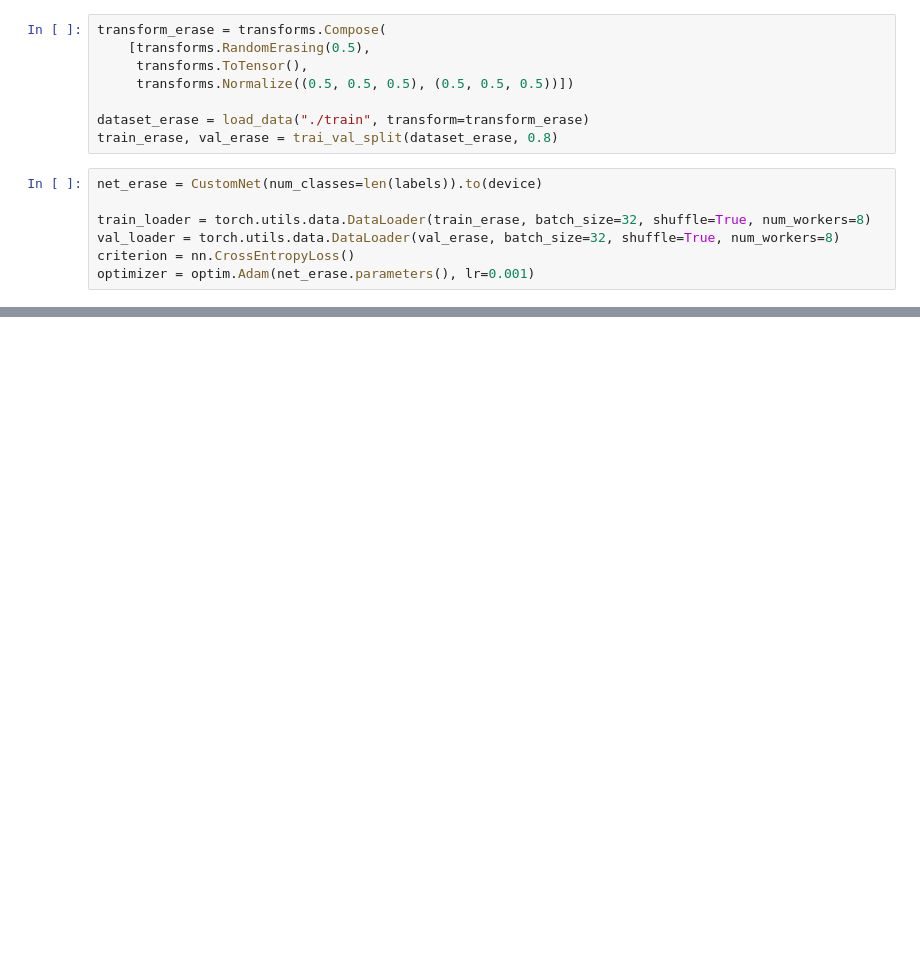
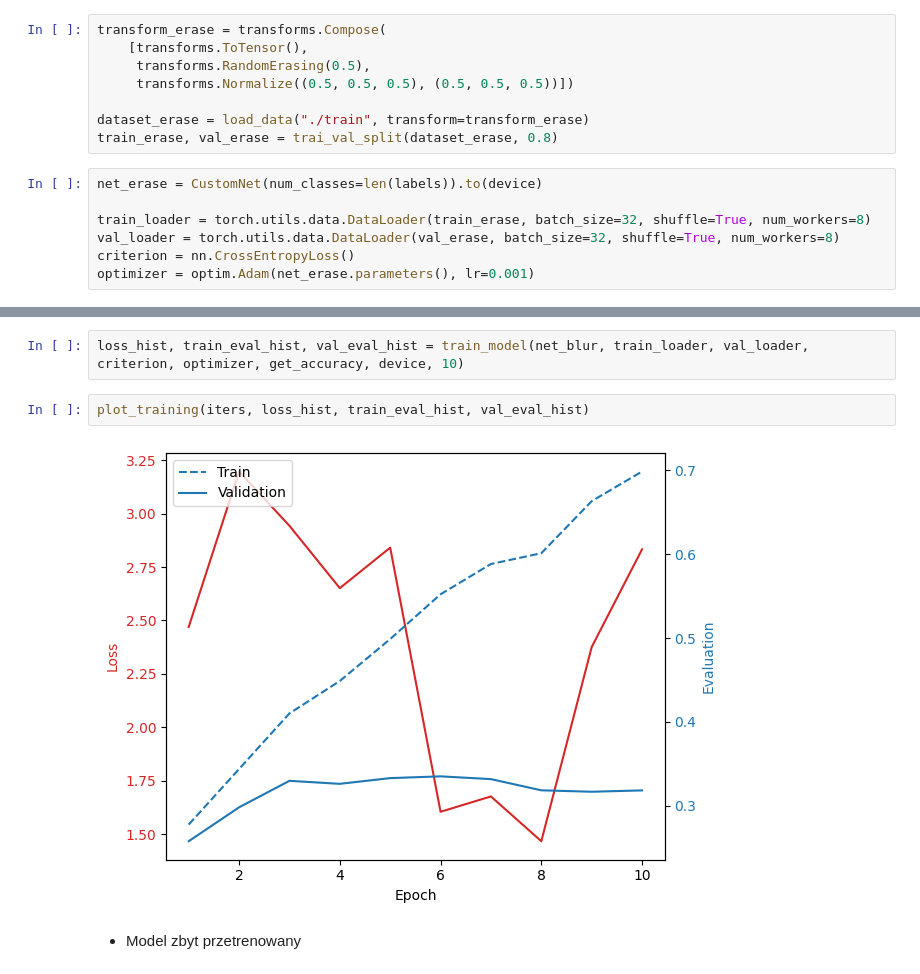
Before and after one commit to BrunoSienkiewicz/Neural-networks, a Jupyter notebook: miniprojekt_3/miniprojekt_3_tuning.ipynb, the cells around one changed output, grey strips where cells are left out. Saved outputs shown, nothing was run; the diff lists cells and outputs as text; blank space fills up the shorter version.

```diff
--- a/miniprojekt_3/miniprojekt_3_tuning.ipynb
+++ b/miniprojekt_3/miniprojekt_3_tuning.ipynb
@@ -130,8 +136,8 @@ plot_training(iters, loss_hist, train_eval_hist, val_eval_hist)
 ### Wymazywanie obrazków
 # %%
 transform_erase = transforms.Compose(
-    [transforms.RandomErasing(0.5),
-     transforms.ToTensor(),
+    [transforms.ToTensor(),
+     transforms.RandomErasing(0.5),
      transforms.Normalize((0.5, 0.5, 0.5), (0.5, 0.5, 0.5))])
 
 dataset_erase = load_data("./train", transform=transform_erase)
@@ -173,0 +192,8 @@ res = pd.DataFrame(columns=["n_convs", "kernel_size", "stride", "padding", "trai
+# %%
+loss_hist, train_eval_hist, val_eval_hist = train_model(net_blur, train_loader, val_loader, criterion, optimizer, get_accuracy, device, 10)
+# %%
+plot_training(iters, loss_hist, train_eval_hist, val_eval_hist)
+# %% [output]
+[figure, added]
+# %% [markdown]
+- Model zbyt przetrenowany
```
Also changed, not shown: parts of 26 cells of this notebook, 2 other files.
